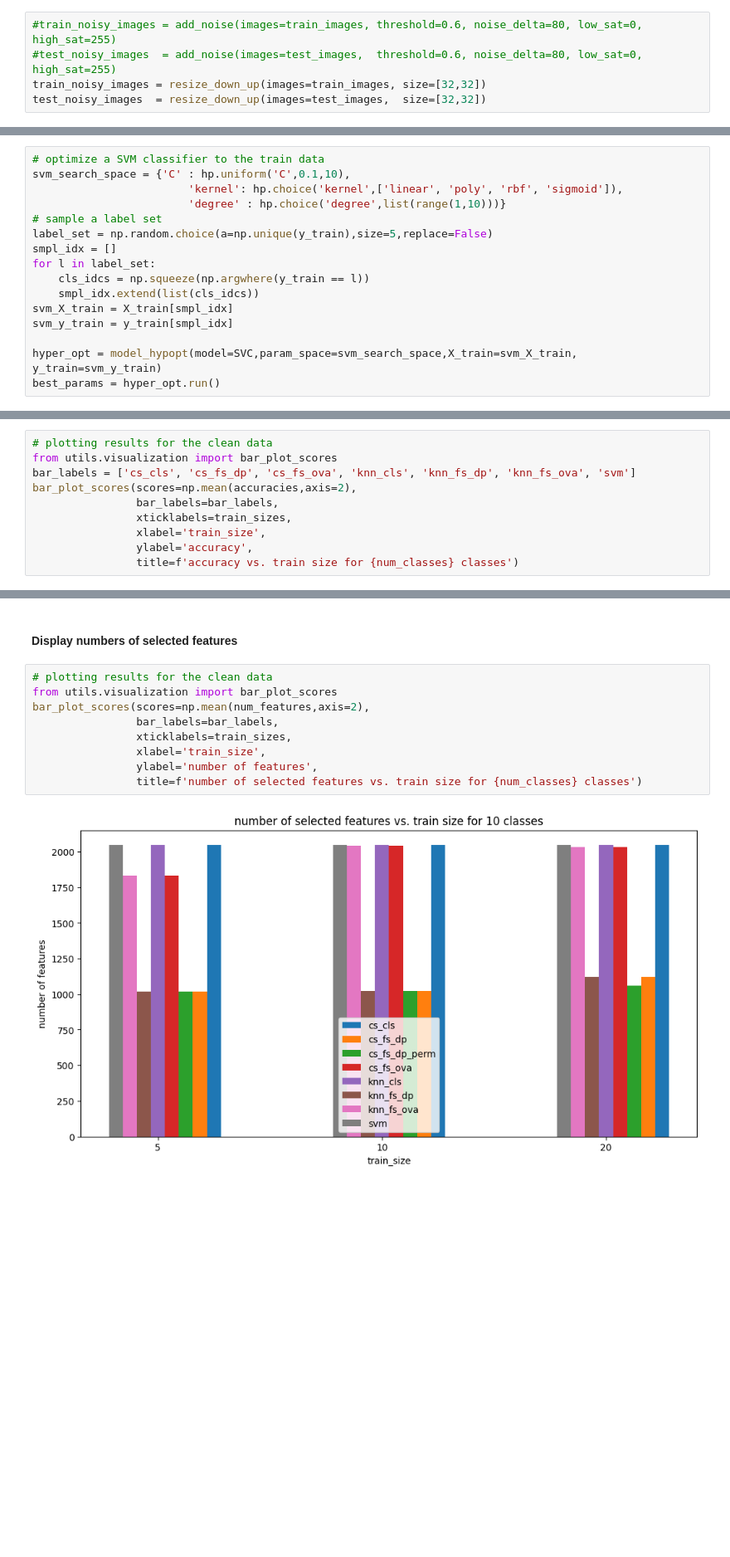
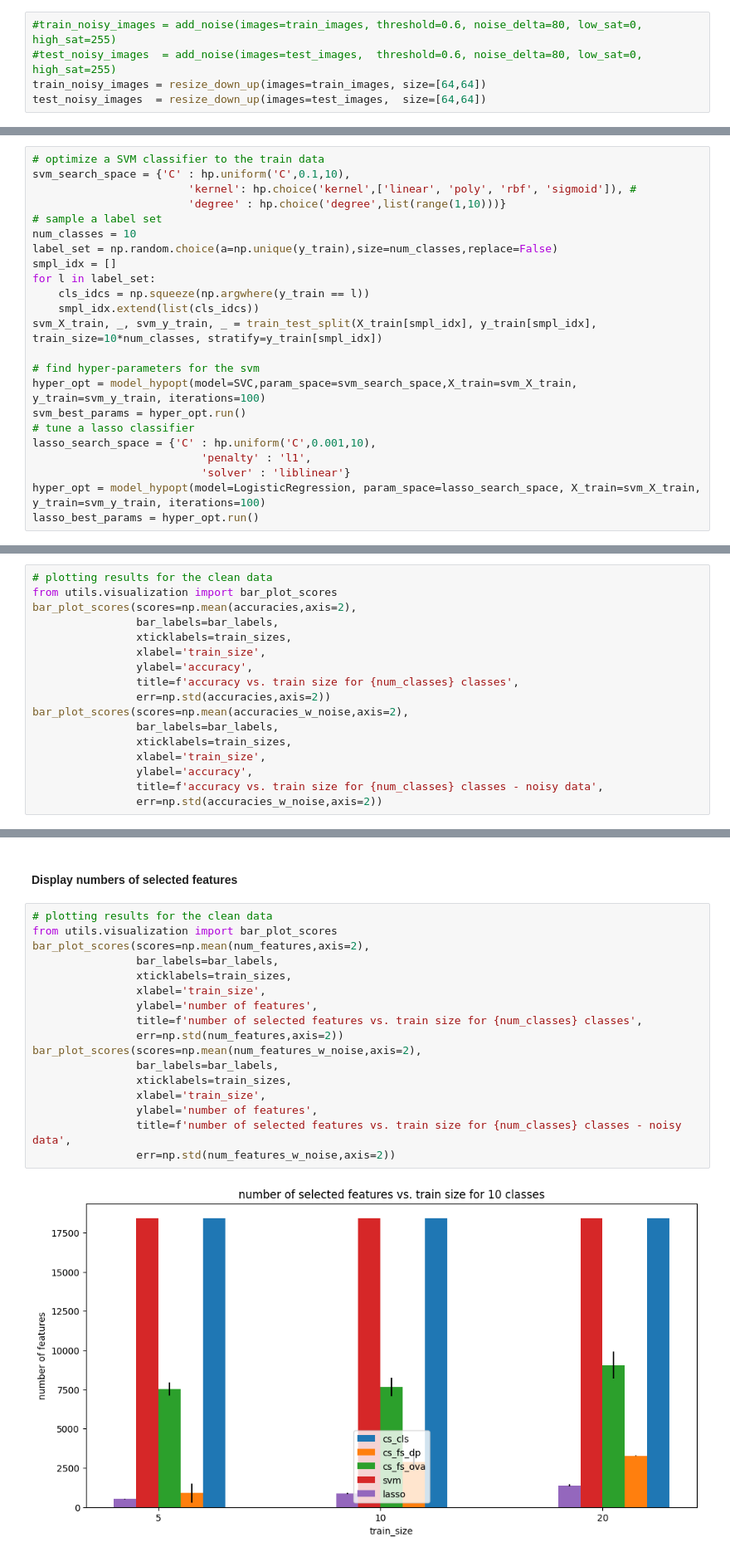
Before and after one commit to roei-go/HC-feature-selection, a Jupyter notebook: experiments/Code/cub_classification.ipynb, the cells around one changed output, grey strips where cells are left out. Shown at 83% size. Saved outputs shown, nothing was run; the diff lists cells and outputs as text; blank space fills up the shorter version.

```diff
--- a/experiments/Code/cub_classification.ipynb
+++ b/experiments/Code/cub_classification.ipynb
@@ -93,8 +165,8 @@ def resize_down_up(images,size):
 # %%
 #train_noisy_images = add_noise(images=train_images, threshold=0.6, noise_delta=80, low_sat=0, high_sat=255)
 #test_noisy_images  = add_noise(images=test_images,  threshold=0.6, noise_delta=80, low_sat=0, high_sat=255)
-train_noisy_images = resize_down_up(images=train_images, size=[32,32])
-test_noisy_images  = resize_down_up(images=test_images,  size=[32,32])
+train_noisy_images = resize_down_up(images=train_images, size=[64,64])
+test_noisy_images  = resize_down_up(images=test_images,  size=[64,64])
 # %%
 fig, ax = plt.subplots(5,2,figsize=(6, 15))
 for i in range(5):
@@ -177,18 +398,25 @@ labels = [ 0  1  2  3  4  5  6  7  8  9 10 11 12 13 14 15 16 17 18 19 20 21 22 2
 # %%
 # optimize a SVM classifier to the train data
 svm_search_space = {'C' : hp.uniform('C',0.1,10),
-                        'kernel': hp.choice('kernel',['linear', 'poly', 'rbf', 'sigmoid']),
+                        'kernel': hp.choice('kernel',['linear', 'poly', 'rbf', 'sigmoid']), #
                         'degree' : hp.choice('degree',list(range(1,10)))}
 # sample a label set
-label_set = np.random.choice(a=np.unique(y_train),size=5,replace=False)
+num_classes = 10
+label_set = np.random.choice(a=np.unique(y_train),size=num_classes,replace=False)
 smpl_idx = []
 for l in label_set:
     cls_idcs = np.squeeze(np.argwhere(y_train == l))
     smpl_idx.extend(list(cls_idcs))
-svm_X_train = X_train[smpl_idx]
-svm_y_train = y_train[smpl_idx]
+svm_X_train, _, svm_y_train, _ = train_test_split(X_train[smpl_idx], y_train[smpl_idx], train_size=10*num_classes, stratify=y_train[smpl_idx])
 
-hyper_opt = model_hypopt(model=SVC,param_space=svm_search_space,X_train=svm_X_train, y_train=svm_y_train)
-best_params = hyper_opt.run()
+# find hyper-parameters for the svm
+hyper_opt = model_hypopt(model=SVC,param_space=svm_search_space,X_train=svm_X_train, y_train=svm_y_train, iterations=100)
+svm_best_params = hyper_opt.run()
+# tune a lasso classifier
+lasso_search_space = {'C' : hp.uniform('C',0.001,10),
+                          'penalty' : 'l1',
+                          'solver' : 'liblinear'}
+hyper_opt = model_hypopt(model=LogisticRegression, param_space=lasso_search_space, X_train=svm_X_train, y_train=svm_y_train, iterations=100)
+lasso_best_params = hyper_opt.run()
 # %%
 from lib.feature_selection import FeatureSelectionDiversityPursuitAnova,FeatureSelectionOneVsAllAnova, FeatureSelectionDiversityPursuitPermutation
@@ -262,11 +540,18 @@ Measuring accuracy with 10 classes,  20 training examples per class
 # %%
 # plotting results for the clean data
 from utils.visualization import bar_plot_scores
-bar_labels = ['cs_cls', 'cs_fs_dp', 'cs_fs_ova', 'knn_cls', 'knn_fs_dp', 'knn_fs_ova', 'svm']
 bar_plot_scores(scores=np.mean(accuracies,axis=2),
                 bar_labels=bar_labels,
                 xticklabels=train_sizes,
                 xlabel='train_size',
                 ylabel='accuracy',
-                title=f'accuracy vs. train size for {num_classes} classes')
+                title=f'accuracy vs. train size for {num_classes} classes',
+                err=np.std(accuracies,axis=2))
+bar_plot_scores(scores=np.mean(accuracies_w_noise,axis=2),
+                bar_labels=bar_labels,
+                xticklabels=train_sizes,
+                xlabel='train_size',
+                ylabel='accuracy',
+                title=f'accuracy vs. train size for {num_classes} classes - noisy data',
+                err=np.std(accuracies_w_noise,axis=2))
 # %% [output]
@@ -287,11 +562,19 @@ bar_plot_scores(scores=np.mean(accuracies_w_noise,axis=2),
 # %%
 # plotting results for the clean data
 from utils.visualization import bar_plot_scores
 bar_plot_scores(scores=np.mean(num_features,axis=2),
                 bar_labels=bar_labels,
                 xticklabels=train_sizes,
                 xlabel='train_size',
                 ylabel='number of features',
-                title=f'number of selected features vs. train size for {num_classes} classes')
+                title=f'number of selected features vs. train size for {num_classes} classes',
+                err=np.std(num_features,axis=2))
+bar_plot_scores(scores=np.mean(num_features_w_noise,axis=2),
+                bar_labels=bar_labels,
+                xticklabels=train_sizes,
+                xlabel='train_size',
+                ylabel='number of features',
+                title=f'number of selected features vs. train size for {num_classes} classes - noisy data',
+                err=np.std(num_features_w_noise,axis=2))
 # %% [output]
-[figure, old version]
+[figure, new version]
```
Also changed, not shown: parts of 38 cells of this notebook, 6 other files.
